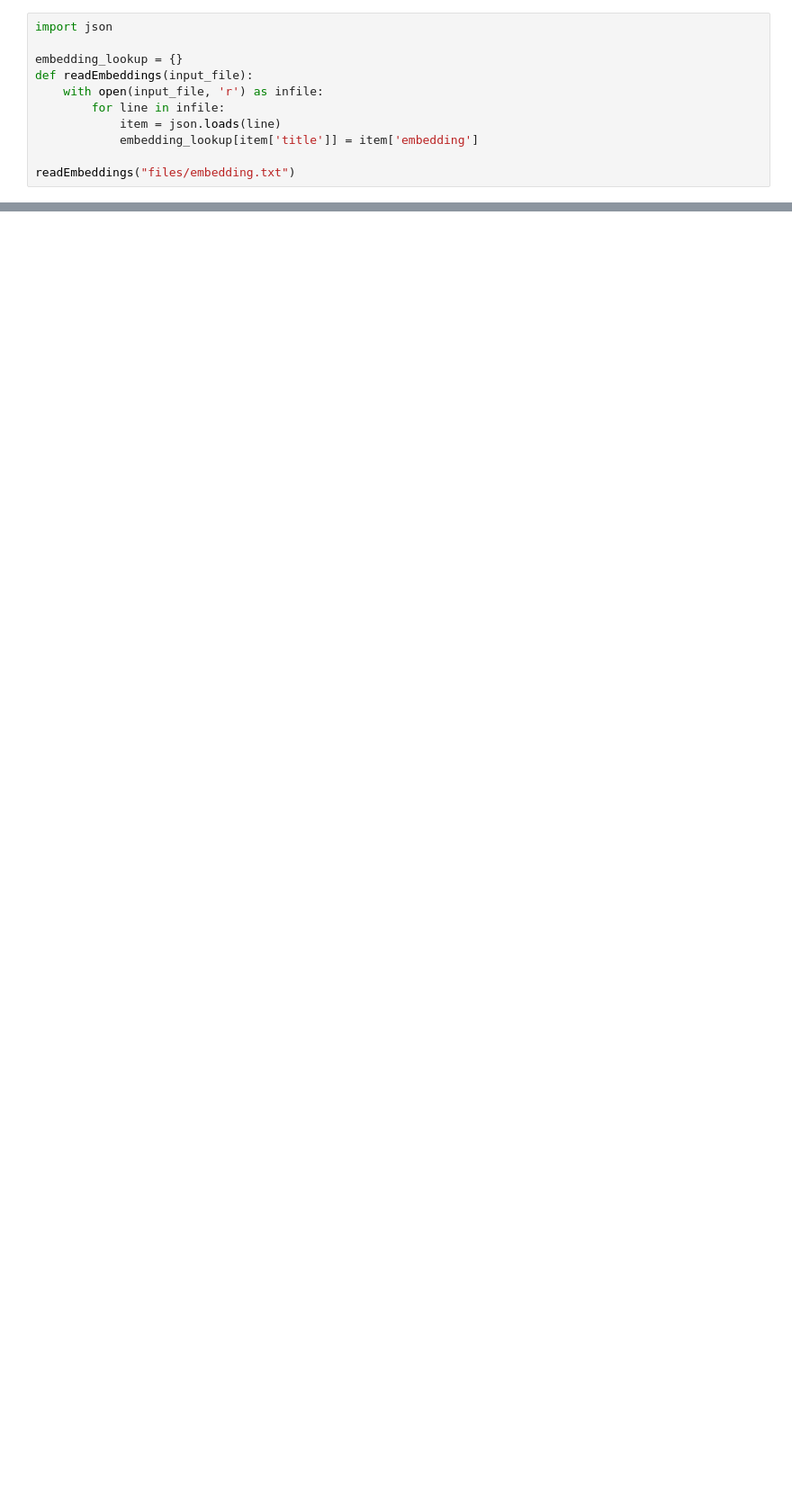
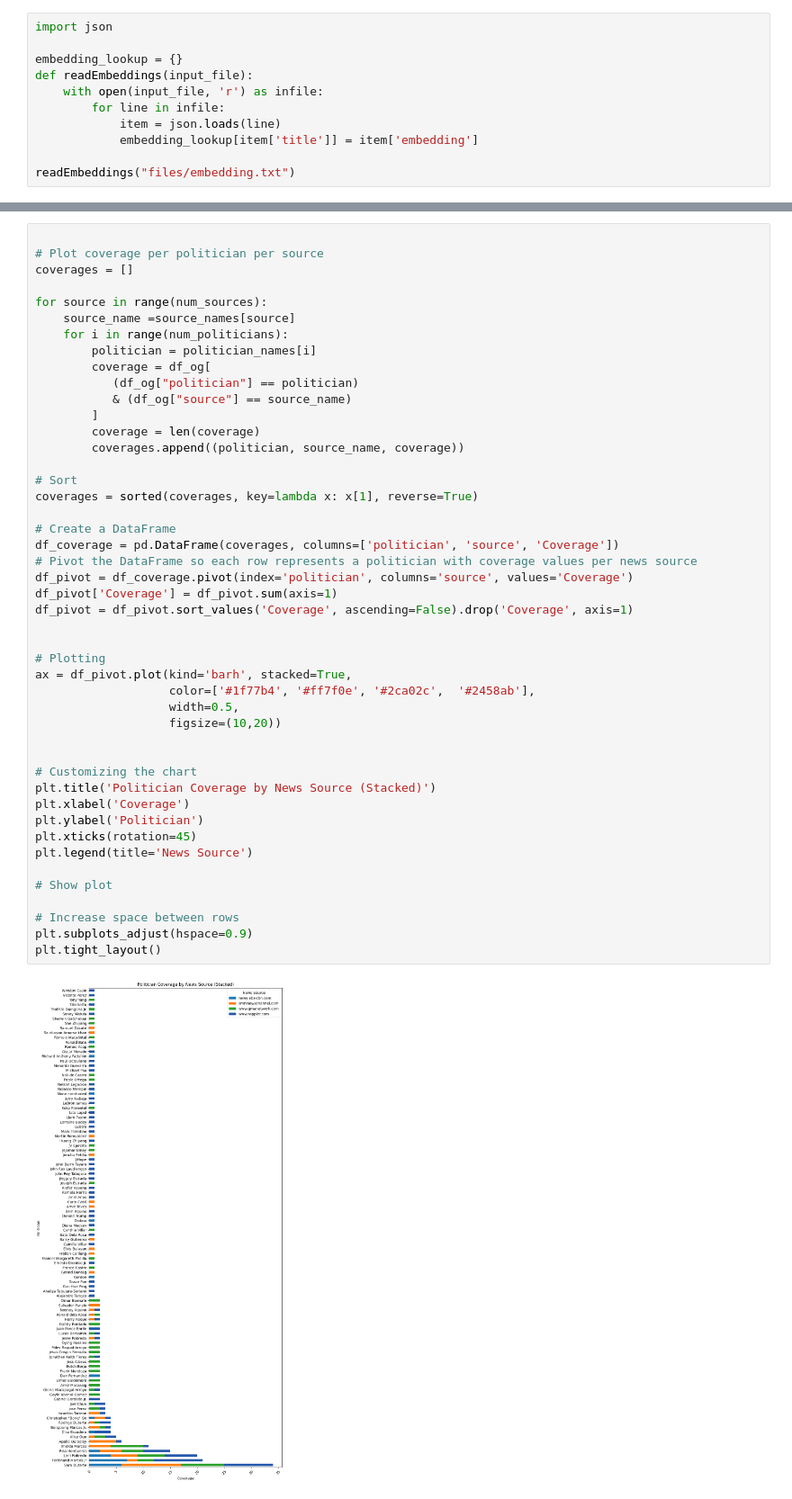
Before and after one commit to JustroX/bayanwatch, a Jupyter notebook: python-scripts/core/scoring/scorer.ipynb, the cells around one changed output, grey strips where cells are left out. Shown at 90% size. Drawn from its saved outputs; the diff is of its cells as text; blank space fills up the shorter version.

```diff
--- a/python-scripts/core/scoring/scorer.ipynb
+++ b/python-scripts/core/scoring/scorer.ipynb
@@ -217,3 +219,51 @@ Epoch 30/30, Loss: 0.09127004941304524
+# %%
+
+# Plot coverage per politician per source
+coverages = []
+
+for source in range(num_sources):
+    source_name =source_names[source]
+    for i in range(num_politicians):
+        politician = politician_names[i]
+        coverage = df_og[
+           (df_og["politician"] == politician)
+           & (df_og["source"] == source_name)
+        ]
+        coverage = len(coverage)
+        coverages.append((politician, source_name, coverage))
+
+# Sort
+coverages = sorted(coverages, key=lambda x: x[1], reverse=True)
+
+# Create a DataFrame
+df_coverage = pd.DataFrame(coverages, columns=['politician', 'source', 'Coverage'])
+# Pivot the DataFrame so each row represents a politician with coverage values per news source
+df_pivot = df_coverage.pivot(index='politician', columns='source', values='Coverage')
+df_pivot['Coverage'] = df_pivot.sum(axis=1)
+df_pivot = df_pivot.sort_values('Coverage', ascending=False).drop('Coverage', axis=1)
+
+
+# Plotting
+ax = df_pivot.plot(kind='barh', stacked=True,
+                   color=['#1f77b4', '#ff7f0e', '#2ca02c',  '#2458ab'],
+                   width=0.5,
+                   figsize=(10,20))
+
+
+# Customizing the chart
+plt.title('Politician Coverage by News Source (Stacked)')
+plt.xlabel('Coverage')
+plt.ylabel('Politician')
+plt.xticks(rotation=45)
+plt.legend(title='News Source')
+
+# Show plot
+
+# Increase space between rows
+plt.subplots_adjust(hspace=0.9)
+plt.tight_layout()
+# %% [output]
+[figure, added]
 # %%
 # Test the model
 
```
Also changed, not shown: parts of 9 cells of this notebook.
